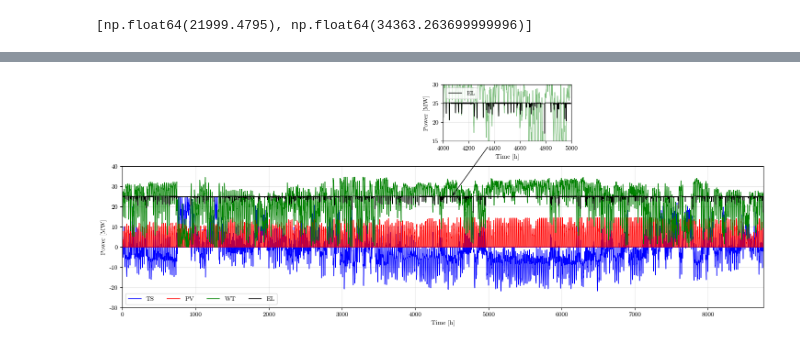
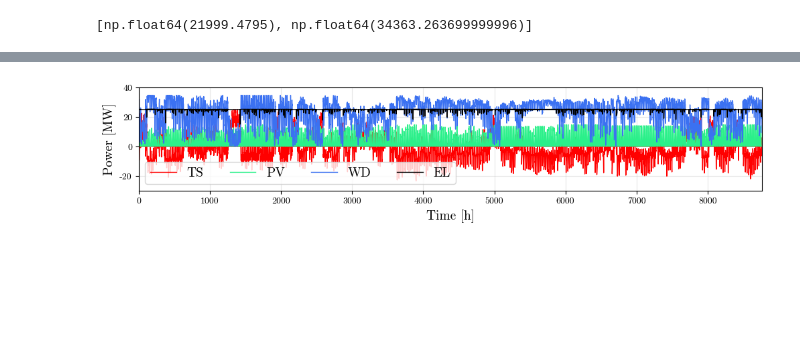
Before and after one commit to LuisOroya/H2_DRO, a Jupyter notebook: test.ipynb, the cells around one changed output, grey strips where cells are left out. Drawn from its saved outputs; the diff is of its cells as text; code cells hidden in the pictures; blank space fills up the shorter version.

Commit message:
New label added

```diff
--- a/test.ipynb
+++ b/test.ipynb
@@ -42,55 +96,36 @@ dft
 # %%
+import matplotlib as mpl
 import matplotlib.pyplot as plt
 import numpy as np
 from mpl_toolkits.axes_grid1.inset_locator import inset_axes
+
+mpl.rc('font', family='serif', serif='cmr10', size=10)
+plt.rcParams['axes.unicode_minus'] = False
 
 # Assuming df1 is already defined with the necessary columns
 PEL_0 = list(df1['PEL_subproblem_main'].values)
 Ppurch_0 = list(df1['Ppurch_subproblem_main'].values)
 Psell_0 = list(df1['Psell_subproblem_main'].values)
 PPV_0 = list(df1[' PPV_subproblem_main'].values)
 PWT_0 = list(df1[' PWT_subproblem_main '].values)
 
 # Main plot
-fig, ax_main = plt.subplots(figsize=(18, 4))
+fig, ax_main = plt.subplots(figsize=(12, 2))
 
-ax_main.plot(Ppurch_0, linewidth=1, color='b', label=r'TS')
-ax_main.plot(-1*np.array(Psell_0), linewidth=1.0, color='b')
-ax_main.plot(PPV_0, linewidth=1, color='r', label=r'PV')
-ax_main.plot(PWT_0, linewidth=1, color='g', label=r'WT')
+ax_main.plot(Ppurch_0, linewidth=1, color='r', label=r'TS')
+ax_main.plot(-1*np.array(Psell_0), linewidth=1.0, color='r')
+ax_main.plot(PPV_0, linewidth=1, color='#2bf08a', label=r'PV')
+ax_main.plot(PWT_0, linewidth=1, color='#3b71f1', label=r'WD')
 ax_main.plot(PEL_0, linewidth=1, color='k', label=r'EL')
 
-ax_main.set_xlabel(r'Time [h]', fontsize=10)
-ax_main.set_ylabel(r'Power [MW]', fontsize=10)
+ax_main.set_xlabel(r'Time [h]', fontsize=14)
+ax_main.set_ylabel(r'Power [MW]', fontsize=14)
 ax_main.set_xlim(0, 8760)
 ax_main.set_ylim(-30, 40)
-ax_main.legend(ncol=5, loc='lower left', fontsize=10)
+ax_main.legend(ncol=5, loc='lower left', fontsize=14)
 ax_main.grid(True, alpha=0.3)
 
-# Inset plot with a smaller font size for the axis labels and tick labels
-ax_inset = inset_axes(ax_main, width="100%", height="100%", loc='upper center',
-                      bbox_to_anchor=(0.5, 1.2, 0.2, 0.4), bbox_transform=ax_main.transAxes)
-
-ax_inset.plot(PWT_0, linewidth=1, color='g', alpha=0.5)
-ax_inset.plot(PEL_0, linewidth=1, color='k', label=r'EL')
-ax_inset.set_xlim(4000, 5000)
-ax_inset.set_ylim(15, 30)
-
-# Setting smaller font sizes for axis labels
-ax_inset.set_xlabel(r'Time [h]', fontsize=10)
-ax_inset.set_ylabel(r'Power [MW]', fontsize=10)
-
-# Setting smaller font sizes for tick labels
-ax_inset.tick_params(axis='both', which='major', labelsize=10)
-
-ax_inset.legend(ncol=1, loc='upper left', fontsize=10)
-ax_inset.grid(True, alpha=0.3)
-
-# Adding an arrow to connect the main plot and the inset plot
-ax_main.annotate('', xy=(4500, 25), xytext=(5000, 50),
-                 arrowprops=dict(facecolor='red', edgecolor='black', arrowstyle='->', lw=1))
-
-plt.savefig('Balance_P_Scenario_5.pdf', bbox_inches='tight', pad_inches=0.02)
+plt.savefig('Balance_P_Scenario_2.pdf', bbox_inches='tight', pad_inches=0.02)
 plt.show()
 # %% [output]
-[figure, old version]
+[figure, new version]
```
Also changed, not shown: parts of 5 cells of this notebook, 7 other files.
